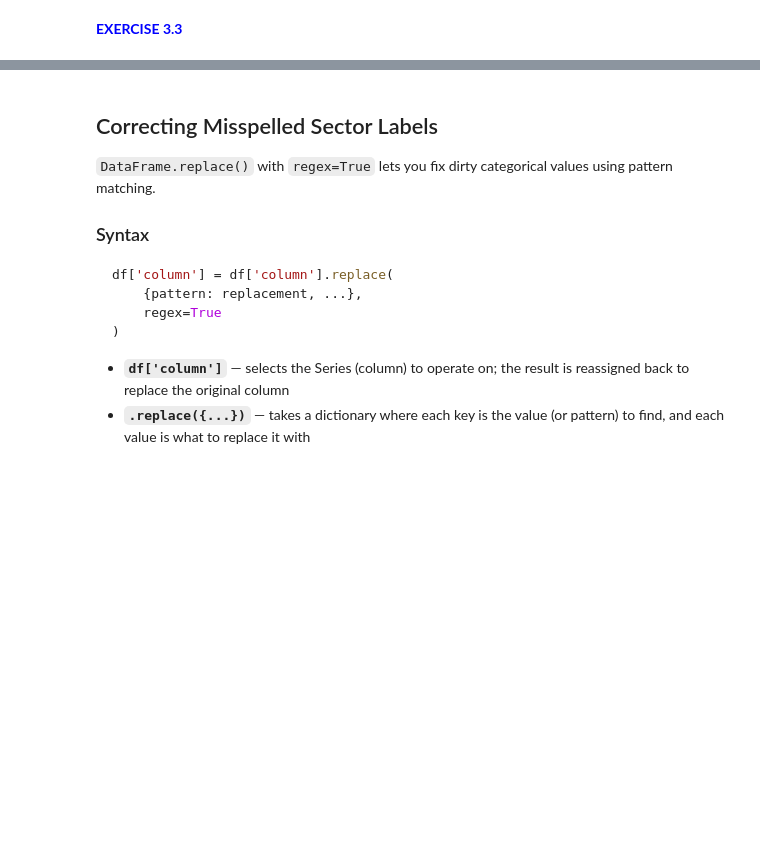
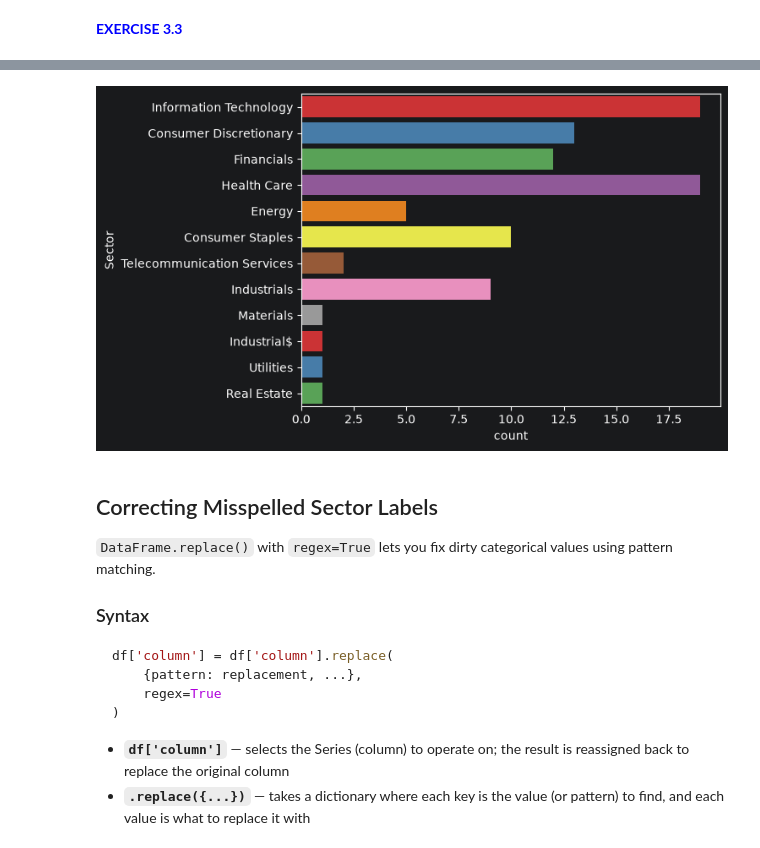
Before and after one commit to Brice-Dev-Lab/PyFi_Coursework, a Jupyter notebook: machine_learning/module_01/notebooks/ML 01. Jupyter Notebook.ipynb, the cells around one changed output, grey strips where cells are left out. Saved outputs shown, nothing was run; the diff lists cells and outputs as text; code cells hidden in the pictures; blank space fills up the shorter version.

```diff
--- a/machine_learning/module_01/notebooks/ML 01. Jupyter Notebook.ipynb
+++ b/machine_learning/module_01/notebooks/ML 01. Jupyter Notebook.ipynb
@@ -134,3 +150,9 @@ array(['Information Technology', 'Consumer Discretionary', 'Financials',
+# %%
+sns.countplot(y='Sector', data=stock_data, hue='Sector', palette='Set1')
+plt.legend().remove()  # removes the legend
+plt.show()
+# %% [output]
+[figure, added]
 # %% [markdown]
 ## Correcting Misspelled Sector Labels
 
```
Also changed, not shown: parts of 7 cells of this notebook, 2 other files.
